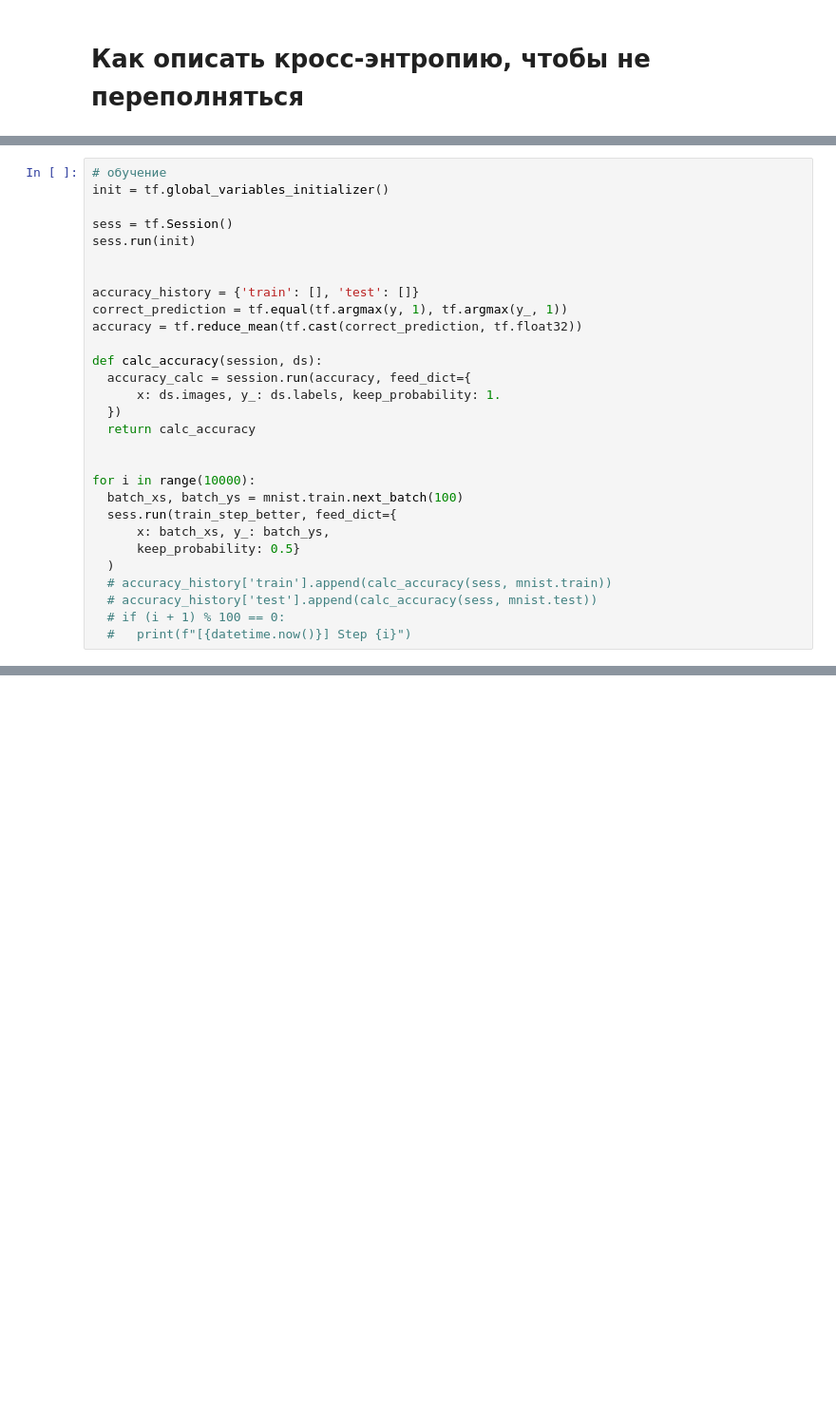
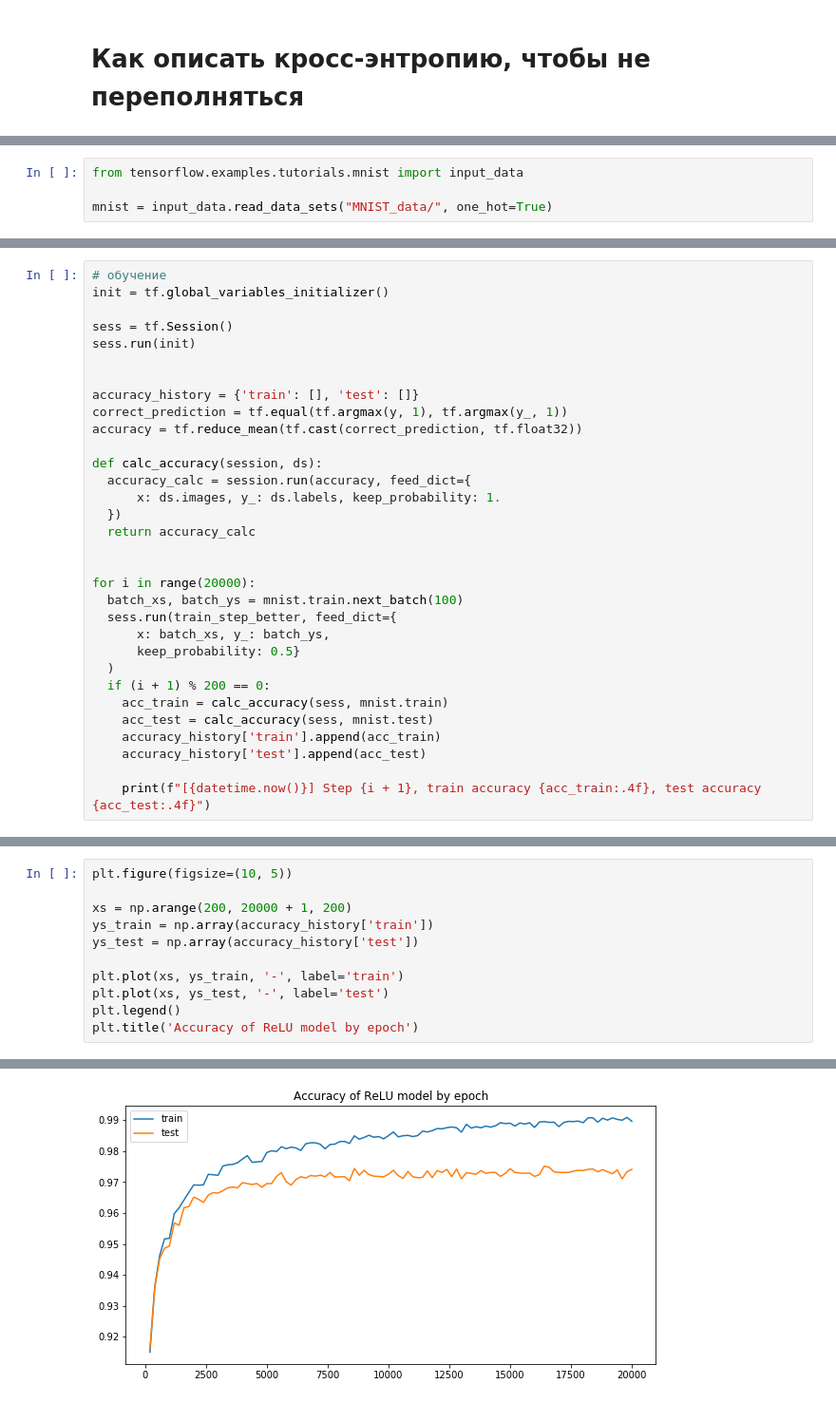
Before and after one commit to LenaVolzhina/playing-with-neural-networks, a Jupyter notebook: DL_chapter_3_mnist.ipynb, the cells around one changed output, grey strips where cells are left out. Shown at 95% size. Drawn from its saved outputs; the diff is of its cells as text; blank space fills up the shorter version.

Commit message:
Chapter 3 updated with ReLU model exploration

```diff
--- a/DL_chapter_3_mnist.ipynb
+++ b/DL_chapter_3_mnist.ipynb
@@ -237,0 +245,4 @@ from datetime import datetime
+# %%
+from tensorflow.examples.tutorials.mnist import input_data
+
+mnist = input_data.read_data_sets("MNIST_data/", one_hot=True)
@@ -260,16 +330,19 @@ def calc_accuracy(session, ds):
   accuracy_calc = session.run(accuracy, feed_dict={
       x: ds.images, y_: ds.labels, keep_probability: 1.
   })
-  return calc_accuracy
+  return accuracy_calc
 
 
-for i in range(10000):
+for i in range(20000):
   batch_xs, batch_ys = mnist.train.next_batch(100)
   sess.run(train_step_better, feed_dict={
       x: batch_xs, y_: batch_ys,
       keep_probability: 0.5}
   )
-  # accuracy_history['train'].append(calc_accuracy(sess, mnist.train))
-  # accuracy_history['test'].append(calc_accuracy(sess, mnist.test))
-  # if (i + 1) % 100 == 0:
-  #   print(f"[{datetime.now()}] Step {i}")
+  if (i + 1) % 200 == 0:
+    acc_train = calc_accuracy(sess, mnist.train)
+    acc_test = calc_accuracy(sess, mnist.test)
+    accuracy_history['train'].append(acc_train)
+    accuracy_history['test'].append(acc_test)
+
+    print(f"[{datetime.now()}] Step {i + 1}, train accuracy {acc_train:.4f}, test accuracy {acc_test:.4f}")
@@ -283,0 +372,12 @@ print(f"Точность: {accuracy_calc:.4f}")
+# %%
+plt.figure(figsize=(10, 5))
+
+xs = np.arange(200, 20000 + 1, 200)
+ys_train = np.array(accuracy_history['train'])
+ys_test = np.array(accuracy_history['test'])
+
+plt.plot(xs, ys_train, '-', label='train')
+plt.plot(xs, ys_test, '-', label='test')
+plt.legend()
+plt.title('Accuracy of ReLU model by epoch')
+# %% [output]
@@ -283,0 +385 @@ print(f"Точность: {accuracy_calc:.4f}")
+[figure, added]
```
Also changed, not shown: parts of 10 cells of this notebook.
